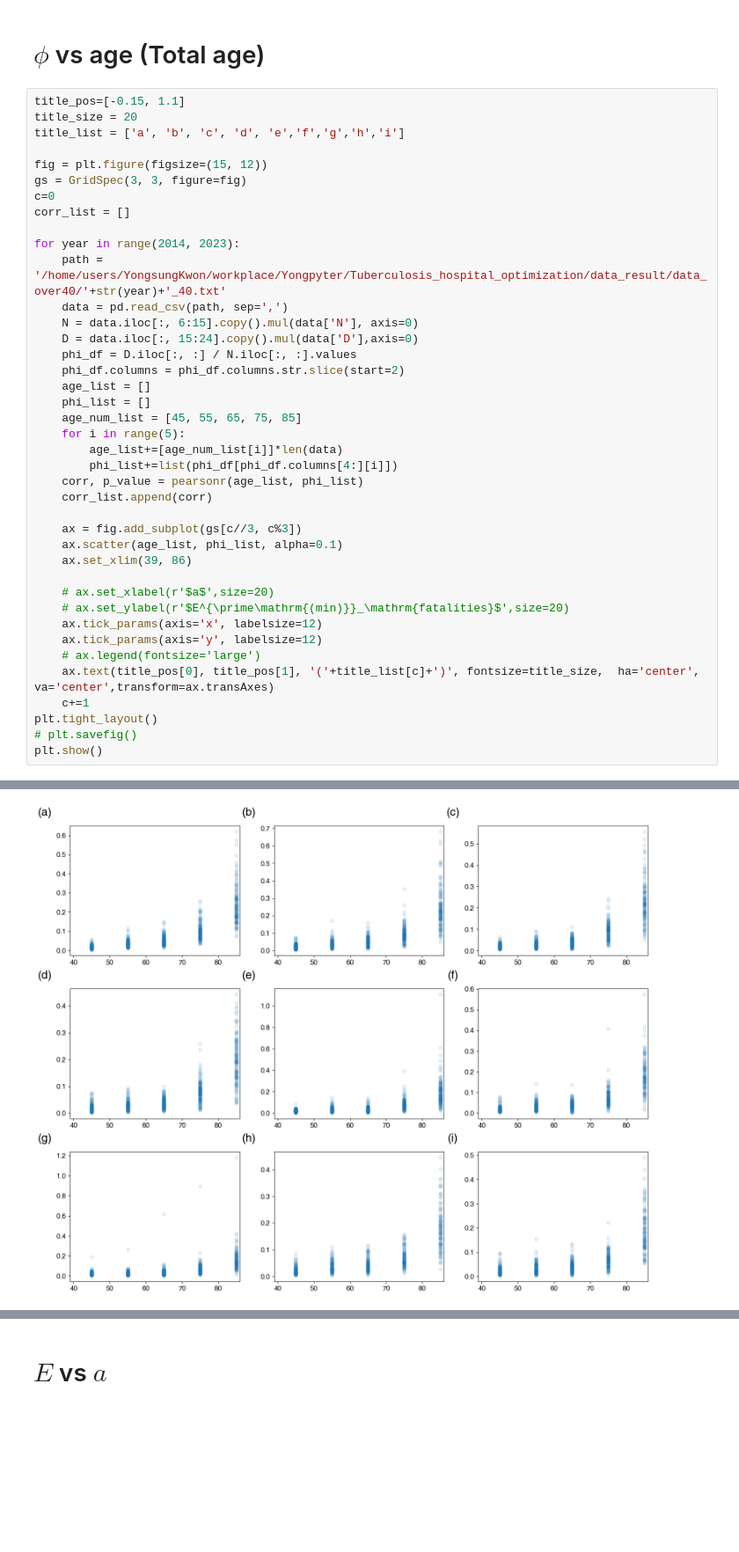
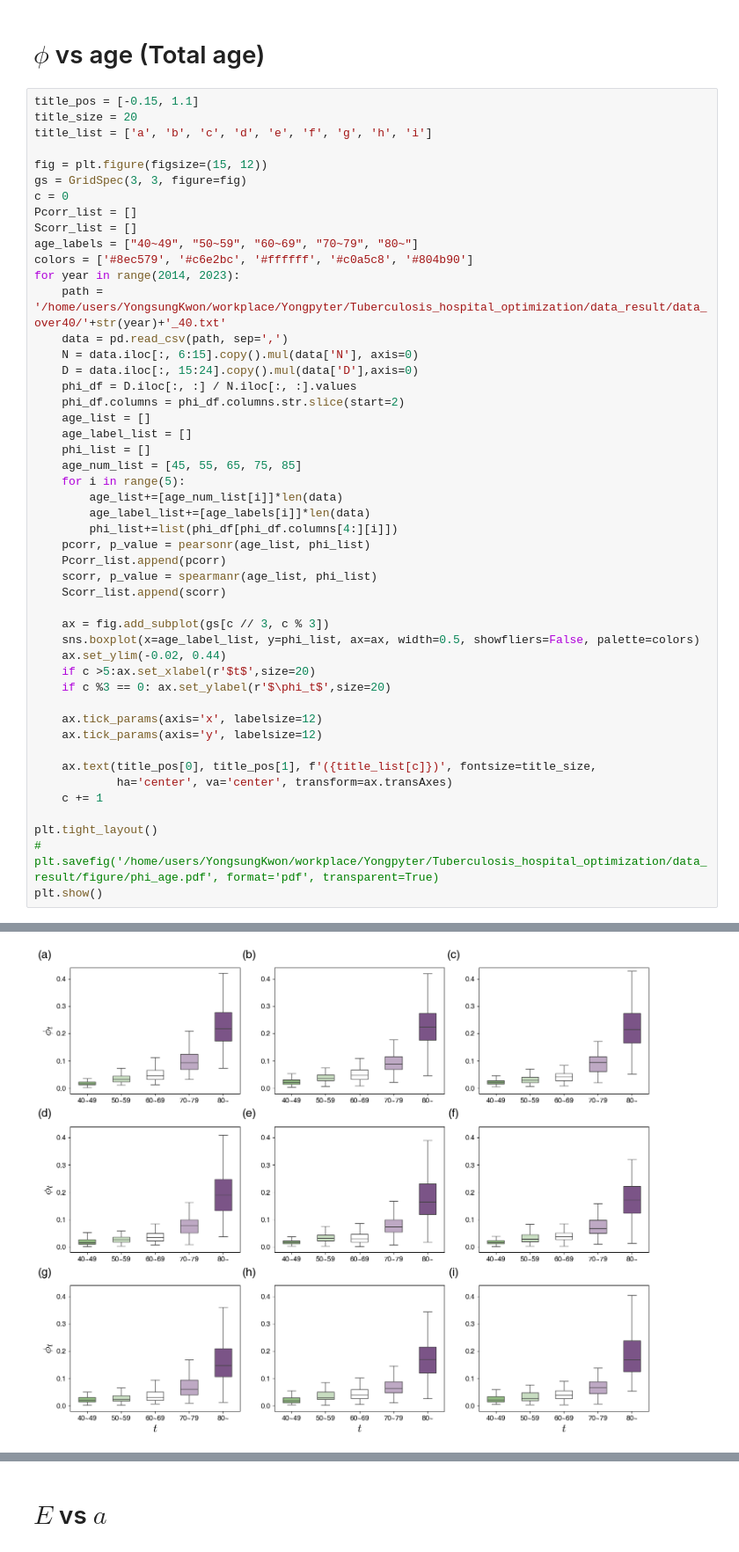
Before and after one commit to kwyosu7/Tuberculosis_hospital_optimization, a Jupyter notebook: article_figure.ipynb, the cells around one changed output, grey strips where cells are left out. Shown at 88% size. Drawn from its saved outputs; the diff is of its cells as text; blank space fills up the shorter version.

```diff
--- a/article_figure.ipynb
+++ b/article_figure.ipynb
@@ -40,15 +42,17 @@ def b(data_, a):
 # %% [markdown]
 # $\phi$ vs age (Total age)
 # %%
-title_pos=[-0.15, 1.1]
+title_pos = [-0.15, 1.1]
 title_size = 20
-title_list = ['a', 'b', 'c', 'd', 'e','f','g','h','i']
+title_list = ['a', 'b', 'c', 'd', 'e', 'f', 'g', 'h', 'i']
 
 fig = plt.figure(figsize=(15, 12))
 gs = GridSpec(3, 3, figure=fig)
-c=0
-corr_list = []
-
+c = 0
+Pcorr_list = []
+Scorr_list = []
+age_labels = ["40~49", "50~59", "60~69", "70~79", "80~"]
+colors = ['#8ec579', '#c6e2bc', '#ffffff', '#c0a5c8', '#804b90']
 for year in range(2014, 2023):
     path = '/home/users/YongsungKwon/workplace/Yongpyter/Tuberculosis_hospital_optimization/data_result/data_over40/'+str(year)+'_40.txt'
     data = pd.read_csv(path, sep=',')
@@ -57,26 +61,32 @@ for year in range(2014, 2023):
     phi_df = D.iloc[:, :] / N.iloc[:, :].values
     phi_df.columns = phi_df.columns.str.slice(start=2)
     age_list = []
+    age_label_list = []
     phi_list = []
     age_num_list = [45, 55, 65, 75, 85]
     for i in range(5):
         age_list+=[age_num_list[i]]*len(data)
+        age_label_list+=[age_labels[i]]*len(data)
         phi_list+=list(phi_df[phi_df.columns[4:][i]])
-    corr, p_value = pearsonr(age_list, phi_list)
-    corr_list.append(corr)
+    pcorr, p_value = pearsonr(age_list, phi_list)
+    Pcorr_list.append(pcorr)
+    scorr, p_value = spearmanr(age_list, phi_list)
+    Scorr_list.append(scorr)
 
-    ax = fig.add_subplot(gs[c//3, c%3])
-    ax.scatter(age_list, phi_list, alpha=0.1)
-    ax.set_xlim(39, 86)
+    ax = fig.add_subplot(gs[c // 3, c % 3])
+    sns.boxplot(x=age_label_list, y=phi_list, ax=ax, width=0.5, showfliers=False, palette=colors)
+    ax.set_ylim(-0.02, 0.44)
+    if c >5:ax.set_xlabel(r'$t$',size=20)
+    if c %3 == 0: ax.set_ylabel(r'$\phi_t$',size=20)
 
-    # ax.set_xlabel(r'$a$',size=20)
-    # ax.set_ylabel(r'$E^{\prime\mathrm{(min)}}_\mathrm{fatalities}$',size=20)
     ax.tick_params(axis='x', labelsize=12)
     ax.tick_params(axis='y', labelsize=12)
-	# ax.legend(fontsize='large')
-    ax.text(title_pos[0], title_pos[1], '('+title_list[c]+')', fontsize=title_size,  ha='center', va='center',transform=ax.transAxes)
-    c+=1
+
+    ax.text(title_pos[0], title_pos[1], f'({title_list[c]})', fontsize=title_size,
+            ha='center', va='center', transform=ax.transAxes)
+    c += 1
+
 plt.tight_layout()
-# plt.savefig()
+# plt.savefig('/home/users/YongsungKwon/workplace/Yongpyter/Tuberculosis_hospital_optimization/data_result/figure/phi_age.pdf', format='pdf', transparent=True)
 plt.show()
 # %% [output]
@@ -83 +110 @@ plt.show()
-[figure, old version]
+[figure, new version]
```
Also changed, not shown: parts of 8 cells of this notebook.
